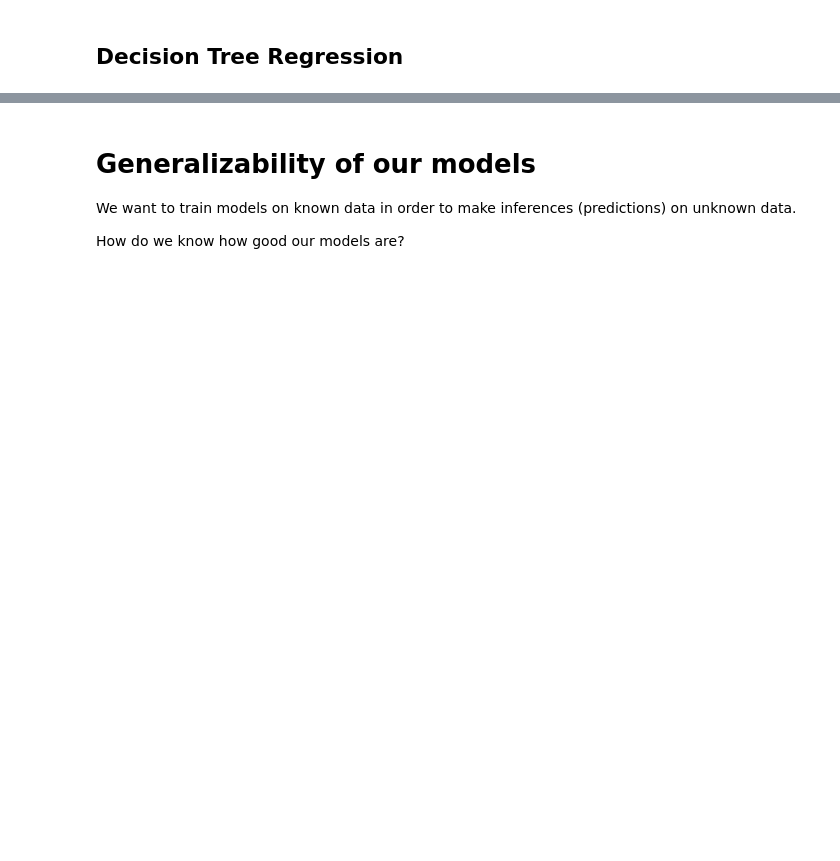
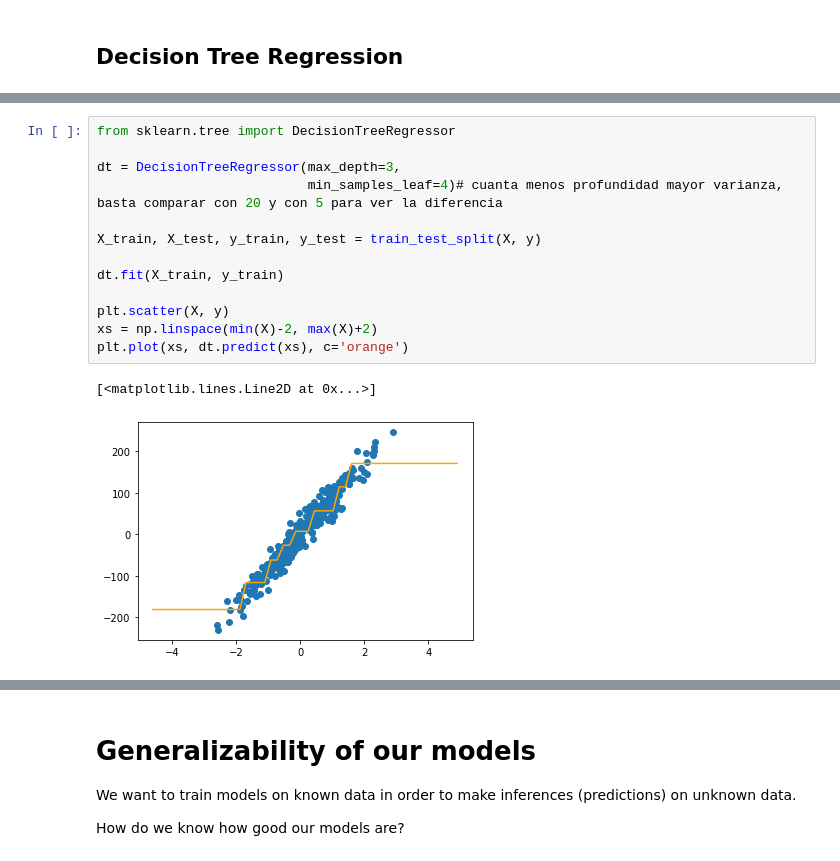
Before and after one commit to robertomanzanolopez/master-kschool, a Jupyter notebook: 08_Aprendizaje_supervisado_con_python/01-supervised_ml_I.empty.ipynb, the cells around one changed output, grey strips where cells are left out. Drawn from its saved outputs; the diff is of its cells as text; blank space fills up the shorter version.

```diff
--- a/08_Aprendizaje_supervisado_con_python/01-supervised_ml_I.empty.ipynb
+++ b/08_Aprendizaje_supervisado_con_python/01-supervised_ml_I.empty.ipynb
@@ -695,3 +695,19 @@ plt.plot(xs, dt.predict(xs), c='orange')
+# %%
+from sklearn.tree import DecisionTreeRegressor
+
+dt = DecisionTreeRegressor(max_depth=3,
+                           min_samples_leaf=4)# cuanta menos profundidad mayor varianza, basta comparar con 20 y con 5 para ver la diferencia
+
+X_train, X_test, y_train, y_test = train_test_split(X, y)
+
+dt.fit(X_train, y_train)
+
+plt.scatter(X, y)
+xs = np.linspace(min(X)-2, max(X)+2)
+plt.plot(xs, dt.predict(xs), c='orange')
+# %% [output]
+[<matplotlib.lines.Line2D at 0x...>]
+[figure, added]
 # %%
 dt = DecisionTreeRegressor(max_depth=8)
 
```
Also changed, not shown: parts of 23 cells of this notebook, 3 other files.
